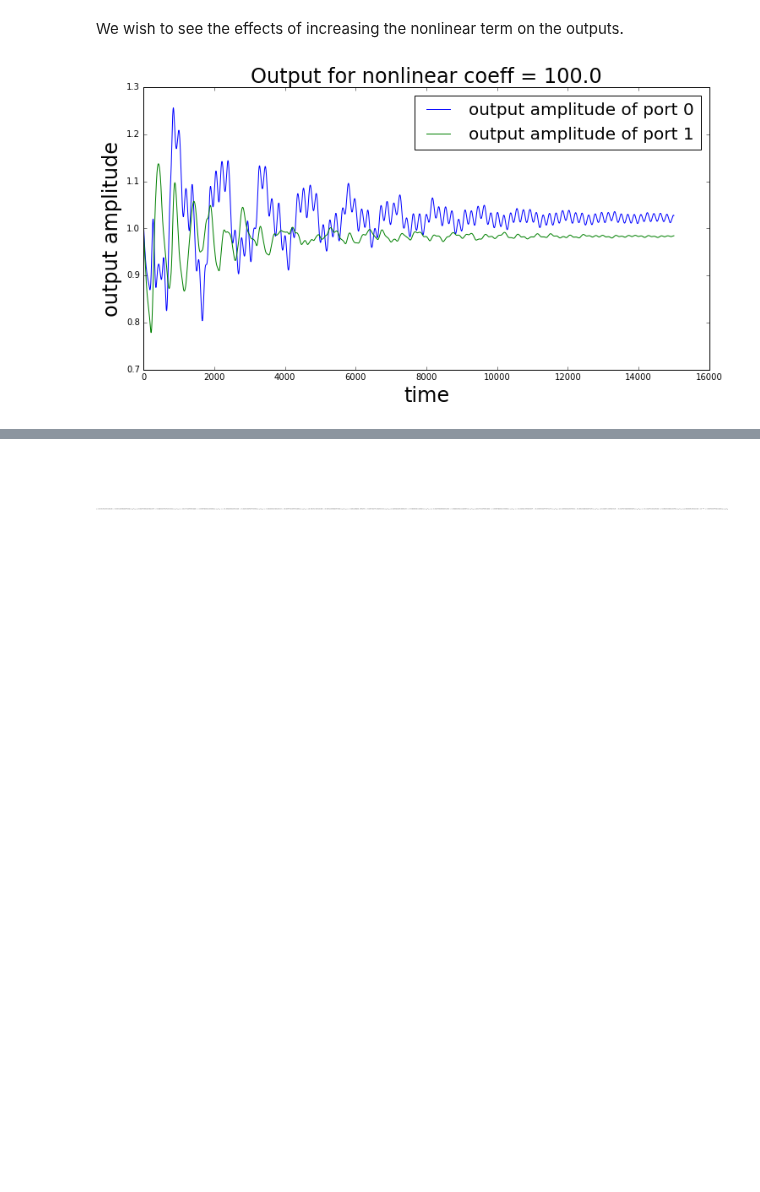
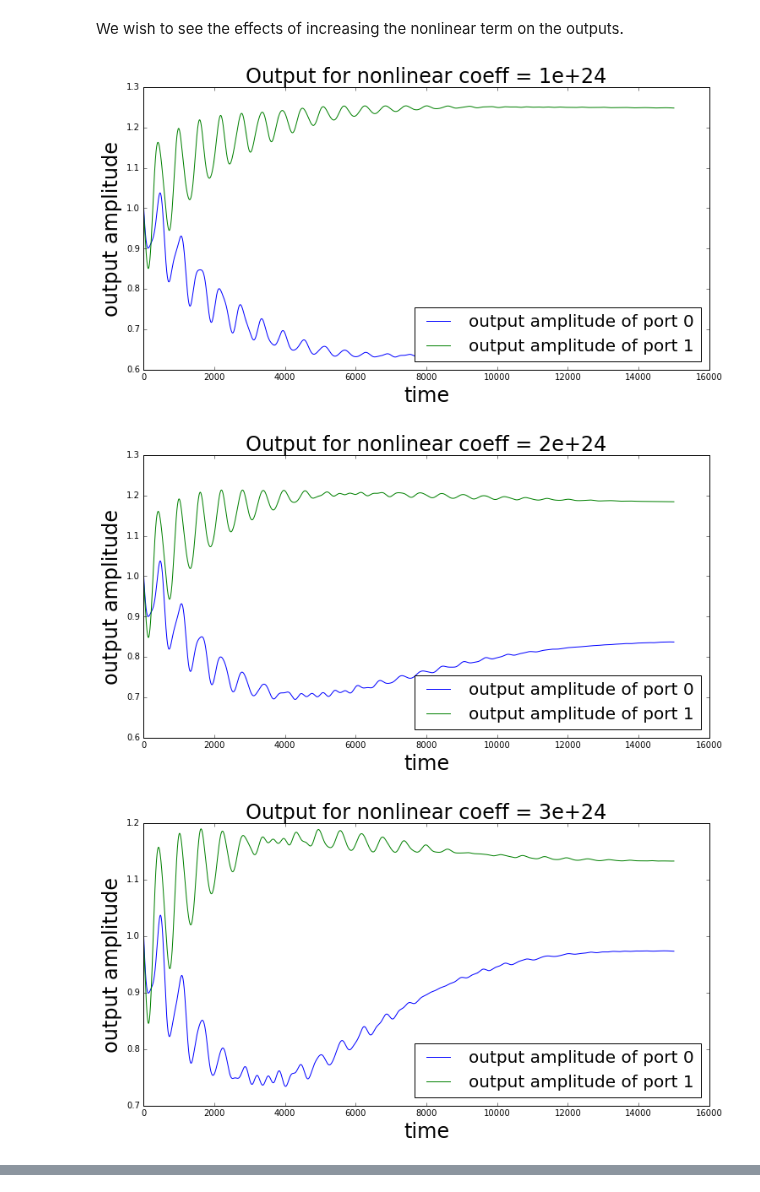
Before and after one commit to tabakg/potapov_interpolation, a Jupyter notebook: Time_Sims_nonlin_testing_and_comments.ipynb, the cells around one changed output, grey strips where cells are left out. Saved outputs shown, nothing was run; the diff lists cells and outputs as text; code cells hidden in the pictures; blank space fills up the shorter version.

```diff
--- a/Time_Sims_nonlin_testing_and_comments.ipynb
+++ b/Time_Sims_nonlin_testing_and_comments.ipynb
@@ -56,10 +56,12 @@ B_d = -Time_Sims_nonlin.double_up(C.H)
 # %%
 ## Make Hamiltonian and equations of motion
 
-ham = Hamiltonian.Hamiltonian(Ex.roots,modes,Ex.delays,
-                              delay_indices = 0,start_nonlin = 0,duration_nonlin = 0.1,
-                              indices_of_refraction = 1.,
-                              chi_order = 3,photons_annihilated = 2,nonlin_coeff=0.)
+ham = Hamiltonian.Hamiltonian(Ex.roots,modes,Ex.delays)
+
+ham.make_chi_nonlinearity(delay_indices=0,start_nonlin=0,
+                           length_nonlin=0.1,indices_of_refraction=1.,
+                           chi_order=3,chi_function=None,
+                           )
 H = ham.make_H(-1j*A)
 eq_mot = ham.make_eq_motion()
 
@@ -100,7 +105,7 @@ We wish to see the effects of increasing the nonlinear term on the outputs.
 # %%
 #nonlin_coeffs = [10.0,32.5,55.0,77.5,100.0,200.0,500.0,1000.0,2000.0,5000.0,10000.0]
 
-nonlin_coeffs = [100.0]
+nonlin_coeffs = np.array(range(1,7))*1e24
 
 save_outputs = True
 run_again = True
@@ -140,14 +145,16 @@ except: # otherwise, generate the data over again
 # %%
 ## plot timeseries for different nonlinearities
 keys=Y.keys()
 
 for k in sorted(keys):
     plt.figure(figsize=(12,6))
     for i in range(2):
         plt.xlabel('time',{'fontsize': 24})
         plt.ylabel('output amplitude',{'fontsize': 24})
         plt.title('Output for nonlinear coeff = ' + str(k),{'fontsize': 24})
         plt.plot( [ abs(y[i][0,0]) for y in Y[k]], label = 'output amplitude of port '+str(i))
-        plt.legend(loc='upper right',fontsize=20)
+        plt.legend(loc='lower right',fontsize=20)
 # %% [output]
-[figure, old version]
+[figure, new version]
+[figure, added]
+[figure, added]
@@ -154,6 +163,0 @@ for k in sorted(keys):
-# %% [markdown]
-#  ####
-# %%
-normal_ordered_form(ham.H)
-# %% [output]
-[figure, removed]
```
Also changed, not shown: parts of 2 cells of this notebook, 5 other files.
